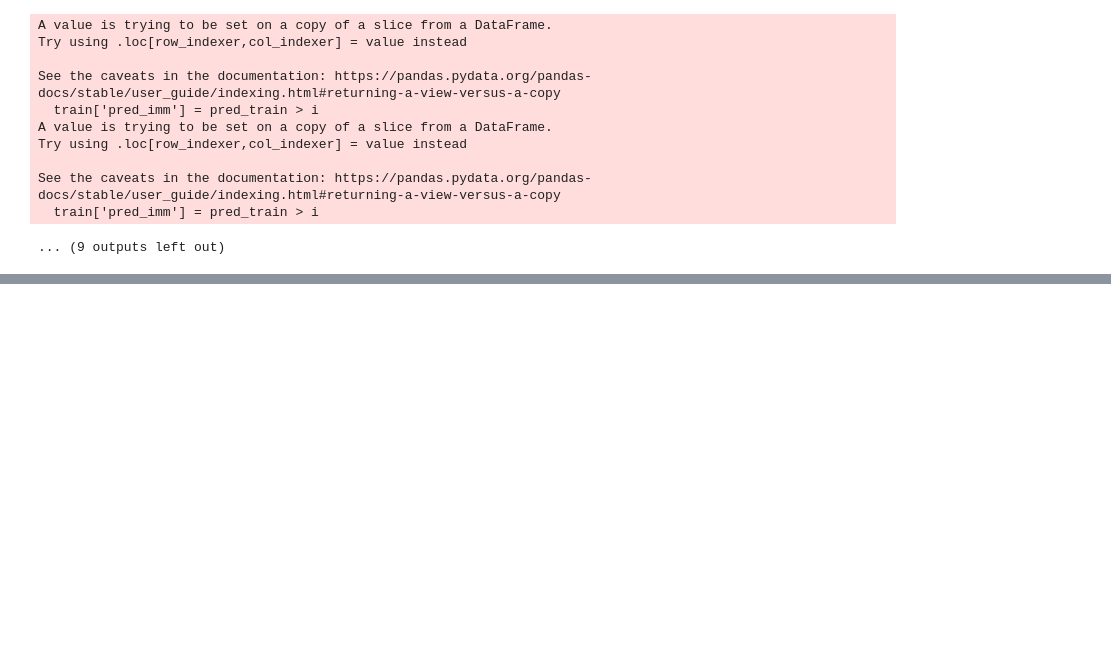
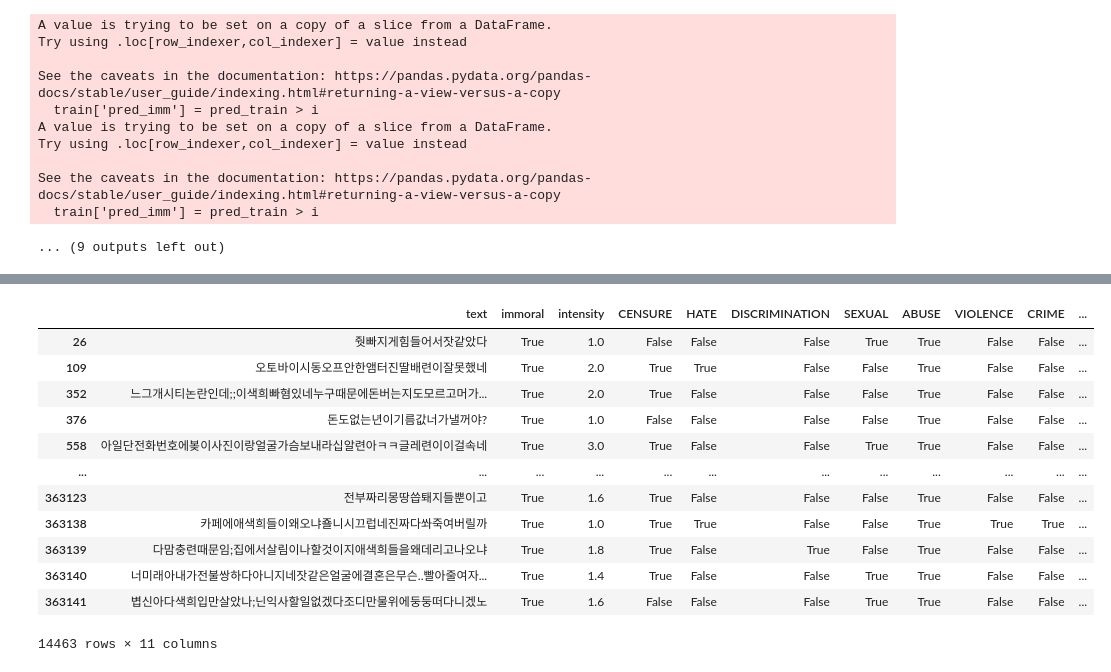
Before and after one commit to minzy213/skkukdt_minzy, a Jupyter notebook: DeepLearning/project copy.ipynb, the cells around one changed output, grey strips where cells are left out. Saved outputs shown, nothing was run; the diff lists cells and outputs as text; code cells hidden in the pictures; blank space fills up the shorter version.

```diff
--- a/DeepLearning/project copy.ipynb
+++ b/DeepLearning/project copy.ipynb
@@ -560,0 +578,17 @@ model.save('version3.h5')
+# %%
+abuse = train[train['ABUSE'] == True]
+abuse[abuse['pred'] > 0.1]
+# %% [output]
+|  | text | immoral | intensity | CENSURE | HATE | DISCRIMINATION | SEXUAL | ABUSE | VIOLENCE | CRIME | ... |
+| 26 | 줫빠지게힘들어서잣같았다 | True | 1.0 | False | False | False | True | True | False | False | ... |
+| 109 | 오토바이시동오프안한앰터진딸배련이잘못했네 | True | 2.0 | True | True | False | False | True | False | False | ... |
+| 352 | 느그개시티논란인데;;이색희빠혐있네누구때문에돈버는지도모르고머가... | True | 2.0 | True | False | False | False | True | False | False | ... |
+| 376 | 돈도없는년이기름값너가낼꺼야? | True | 1.0 | False | False | False | False | True | False | False | ... |
+| 558 | 아일단전화번호에봊이사진이랑얼굴가슴보내라십알련아ㅋㅋ글레련이이걸속네 | True | 3.0 | True | False | False | True | True | False | False | ... |
+| ... | ... | ... | ... | ... | ... | ... | ... | ... | ... | ... | ... |
+| 363123 | 전부짜리몽땅씁퇘지들뿐이고 | True | 1.6 | True | False | False | False | True | False | False | ... |
+| 363138 | 카페에애색희들이왜오냐죨니시끄럽네진짜다쏴죽여버릴까 | True | 1.0 | True | True | False | False | True | True | True | ... |
+| 363139 | 다맘충련때문임;집에서살림이나할것이지애색희들을왜데리고나오냐 | True | 1.8 | True | False | True | False | True | False | False | ... |
+| 363140 | 너미래아내가전불쌍하다아니지네잣같은얼굴에결혼은무슨..빨아줄여자... | True | 1.4 | True | False | False | True | True | False | False | ... |
+| 363141 | 볍신아다색희입만살았나;닌익사할일없겠다조디만물위에둥둥떠다니겠노 | True | 1.6 | False | False | False | True | True | False | False | ... |
+14463 rows × 11 columns
```
Also changed, not shown: parts of 4 cells of this notebook, 4 other files.
